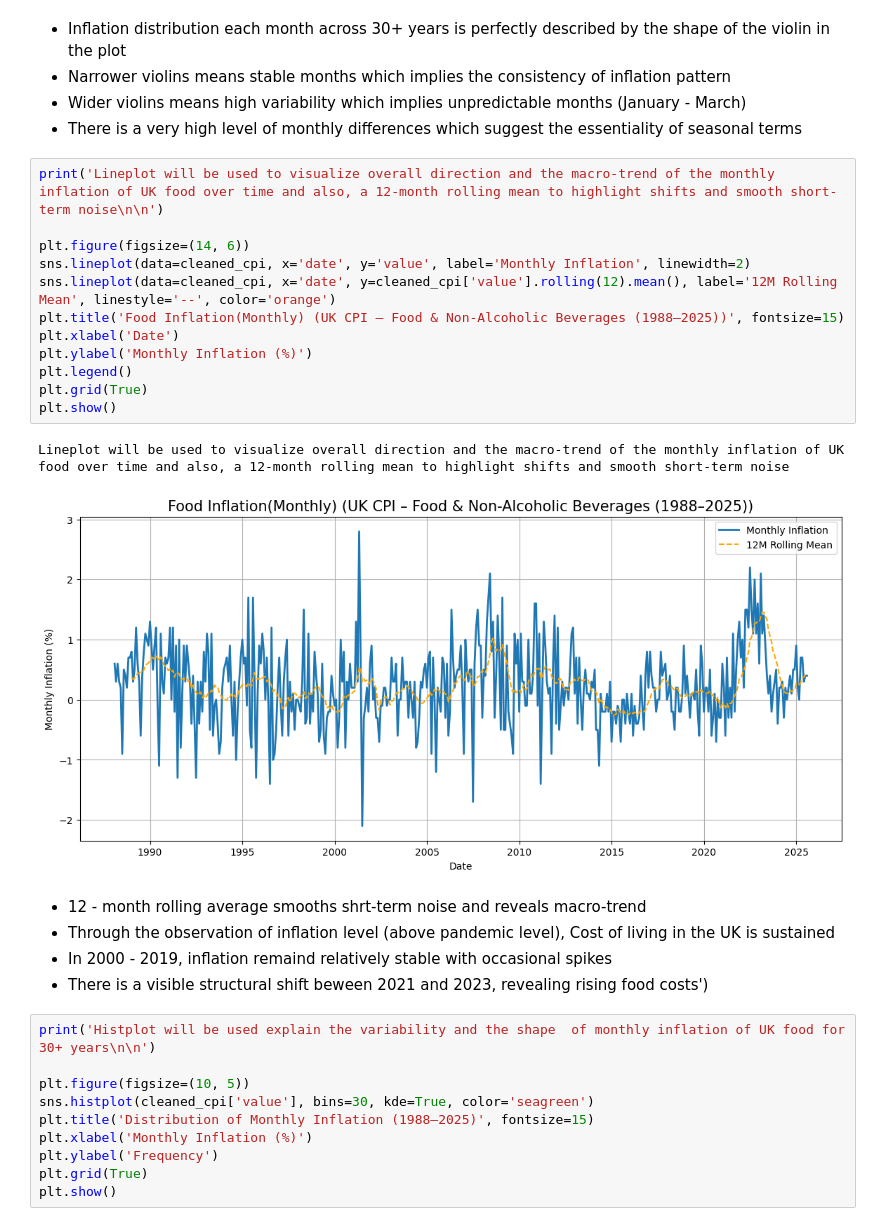
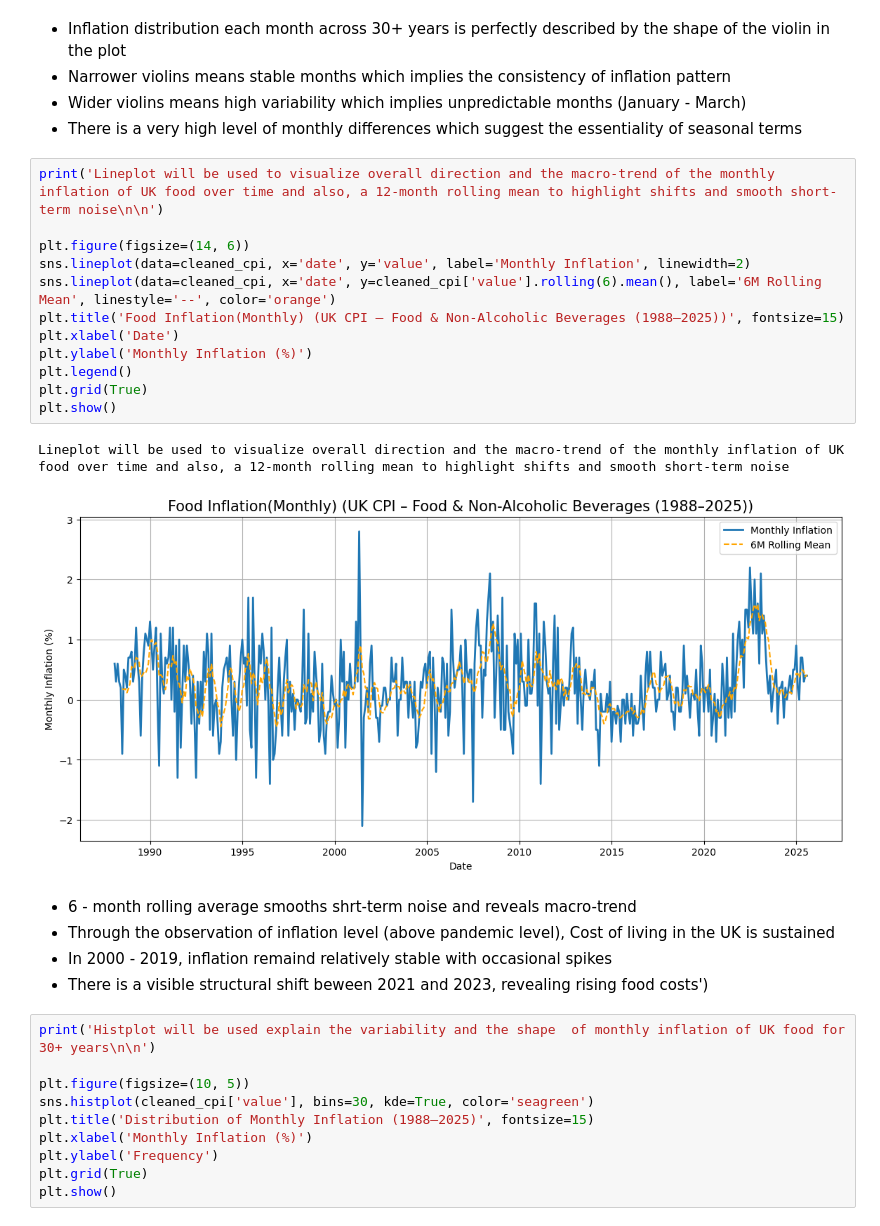
Before and after one commit to MercyBello/Food_Inflation_Project_CPI, a Jupyter notebook: Food_Inflation.ipynb, the cells around one changed output. Cells and saved outputs as stored; diff of their text form.

```diff
--- a/Food_Inflation.ipynb
+++ b/Food_Inflation.ipynb
@@ -204,20 +211,20 @@ Violinplot will be used to visualize how inflation (monthly) values are spread a
 # %%
 print('Lineplot will be used to visualize overall direction and the macro-trend of the monthly inflation of UK food over time and also, a 12-month rolling mean to highlight shifts and smooth short-term noise\n\n')
 
 plt.figure(figsize=(14, 6))
 sns.lineplot(data=cleaned_cpi, x='date', y='value', label='Monthly Inflation', linewidth=2)
-sns.lineplot(data=cleaned_cpi, x='date', y=cleaned_cpi['value'].rolling(12).mean(), label='12M Rolling Mean', linestyle='--', color='orange')
+sns.lineplot(data=cleaned_cpi, x='date', y=cleaned_cpi['value'].rolling(6).mean(), label='6M Rolling Mean', linestyle='--', color='orange')
 plt.title('Food Inflation(Monthly) (UK CPI – Food & Non-Alcoholic Beverages (1988–2025))', fontsize=15)
 plt.xlabel('Date')
 plt.ylabel('Monthly Inflation (%)')
 plt.legend()
 plt.grid(True)
 plt.show()
 # %% [output]
 Lineplot will be used to visualize overall direction and the macro-trend of the monthly inflation of UK food over time and also, a 12-month rolling mean to highlight shifts and smooth short-term noise
-[figure, old version]
+[figure, new version]
 # %% [markdown]
-- 12 - month rolling average smooths shrt-term noise and reveals macro-trend
+- 6 - month rolling average smooths shrt-term noise and reveals macro-trend
 - Through the observation of inflation level (above pandemic level), Cost of living in the UK is sustained
 - In 2000 - 2019, inflation remaind relatively stable with occasional spikes
 - There is a visible structural shift beween 2021 and 2023, revealing rising food costs')
```
Also changed, not shown: parts of 9 cells of this notebook.
